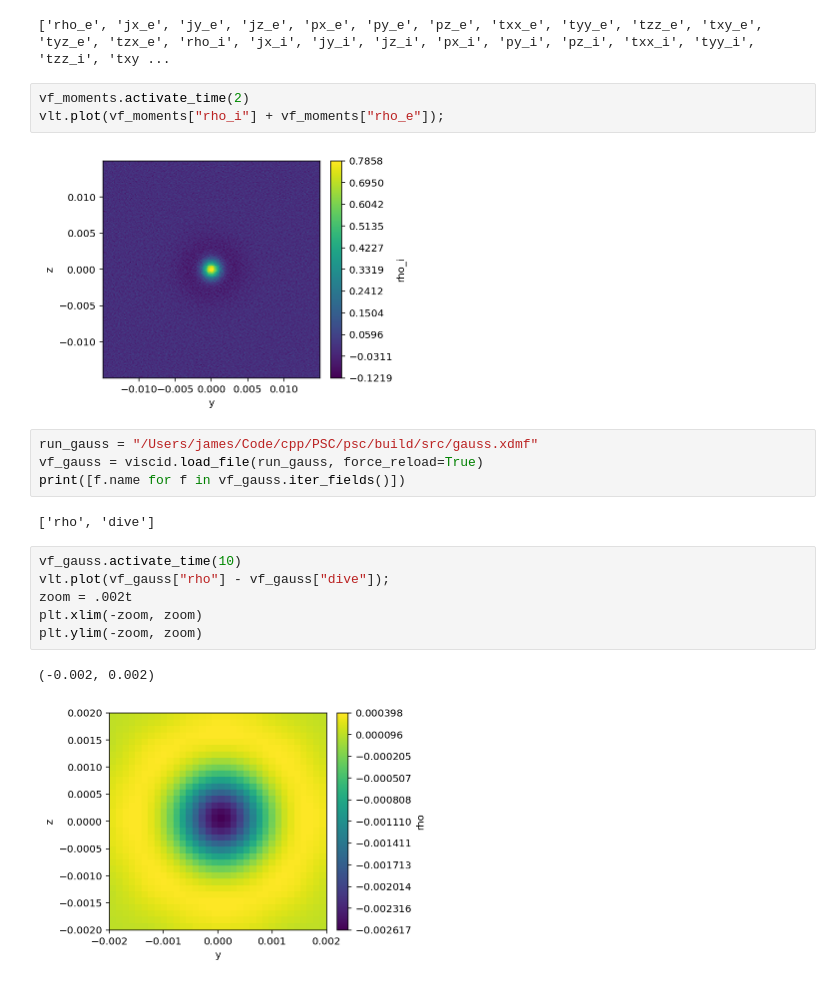
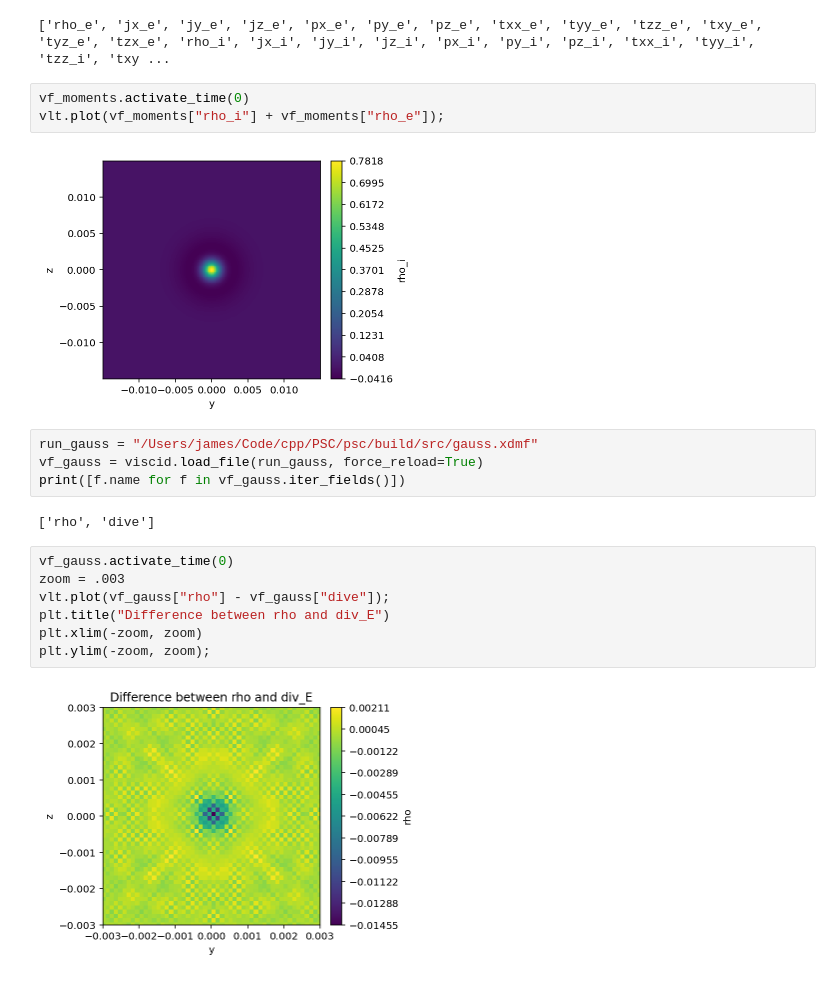
Before and after one commit to JamesMcClung/psc-scrap, a Jupyter notebook: plot_pfd.ipynb, the cells around one changed output. Cells and saved outputs as stored; diff of their text form.

```diff
--- a/plot_pfd.ipynb
+++ b/plot_pfd.ipynb
@@ -31,10 +33,10 @@ print([f.name for f in vf_moments.iter_fields()])
 # %% [output]
 ['rho_e', 'jx_e', 'jy_e', 'jz_e', 'px_e', 'py_e', 'pz_e', 'txx_e', 'tyy_e', 'tzz_e', 'txy_e', 'tyz_e', 'tzx_e', 'rho_i', 'jx_i', 'jy_i', 'jz_i', 'px_i', 'py_i', 'pz_i', 'txx_i', 'tyy_i', 'tzz_i', 'txy ...
 # %%
-vf_moments.activate_time(2)
+vf_moments.activate_time(0)
 vlt.plot(vf_moments["rho_i"] + vf_moments["rho_e"]);
 # %% [output]
-[figure, old version]
+[figure, new version]
 # %%
 run_gauss = "/Users/james/Code/cpp/PSC/psc/build/src/gauss.xdmf"
 vf_gauss = viscid.load_file(run_gauss, force_reload=True)
@@ -42,11 +44,11 @@ print([f.name for f in vf_gauss.iter_fields()])
 # %% [output]
 ['rho', 'dive']
 # %%
-vf_gauss.activate_time(10)
+vf_gauss.activate_time(0)
+zoom = .003
 vlt.plot(vf_gauss["rho"] - vf_gauss["dive"]);
-zoom = .002t
+plt.title("Difference between rho and div_E")
 plt.xlim(-zoom, zoom)
-plt.ylim(-zoom, zoom)
+plt.ylim(-zoom, zoom);
 # %% [output]
-(-0.002, 0.002)
-[figure, old version]
+[figure, new version]
```
Also changed, not shown: parts of 1 cell of this notebook, 4 other files.
